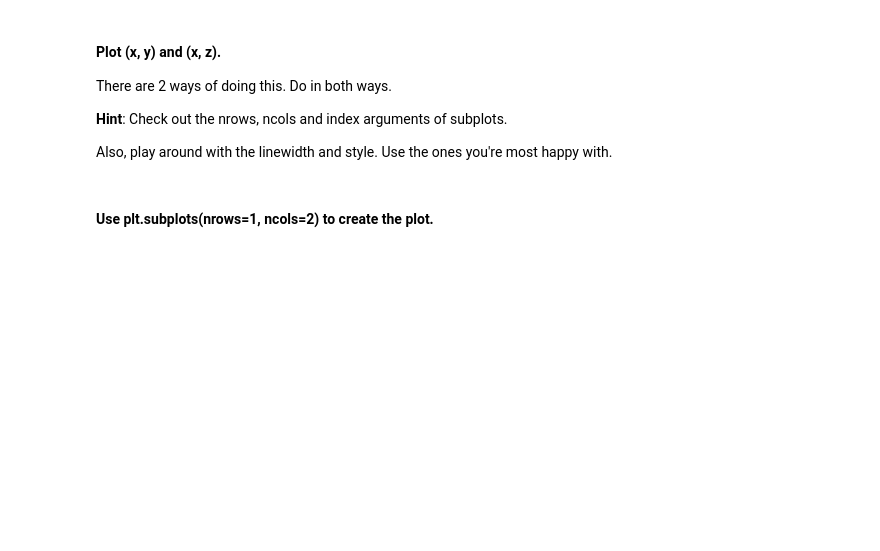
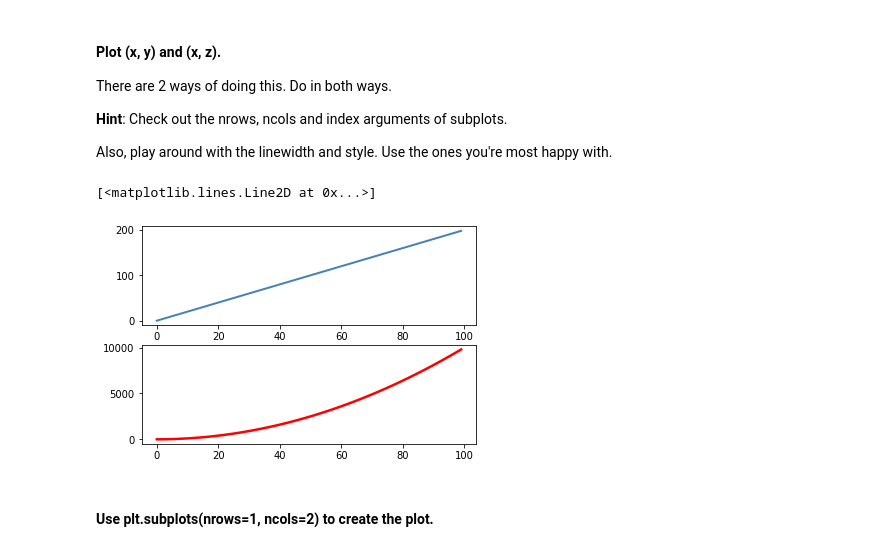
Before and after one commit to ta-datapt-bcn/lab-matplotlib-seaborn, a Jupyter notebook: your-code/main.ipynb, the cells around one changed output. Saved outputs shown, nothing was run; the diff lists cells and outputs as text; code cells hidden in the pictures; blank space fills up the shorter version.

```diff
--- a/your-code/main.ipynb
+++ b/your-code/main.ipynb
@@ -28,2 +30,10 @@ Also, play around with the linewidth and style. Use the ones you're most happy w
+# %%
+# Method 1
+fig, (ax1, ax2) = plt.subplots(nrows=2, ncols=1)
+ax1.plot(x,y, color='steelblue', linewidth=2)
+ax2.plot(x,z, color='red', linewidth=2.5)
+# %% [output]
+[<matplotlib.lines.Line2D at 0x...>]
+[figure, added]
 # %% [markdown]
 #### Use plt.subplots(nrows=1, ncols=2) to create the plot.
```
Also changed, not shown: parts of 45 cells of this notebook.
